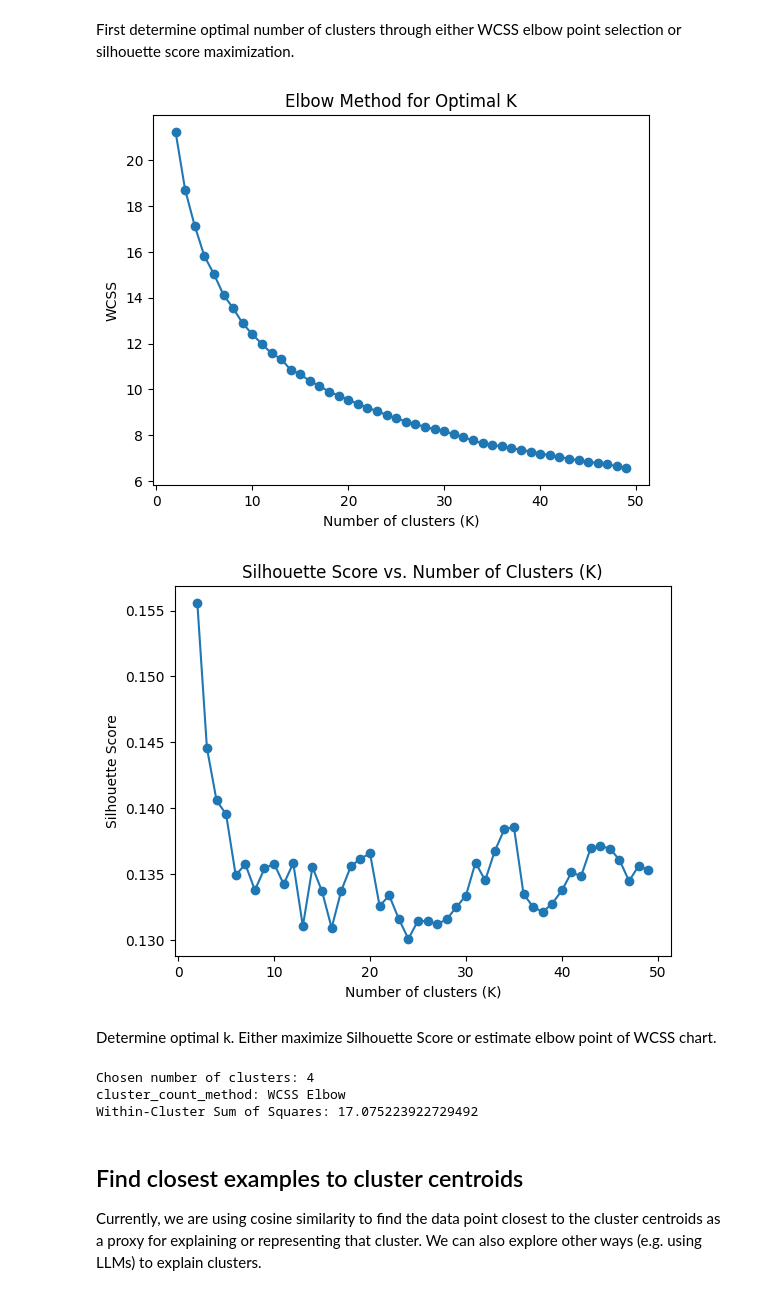
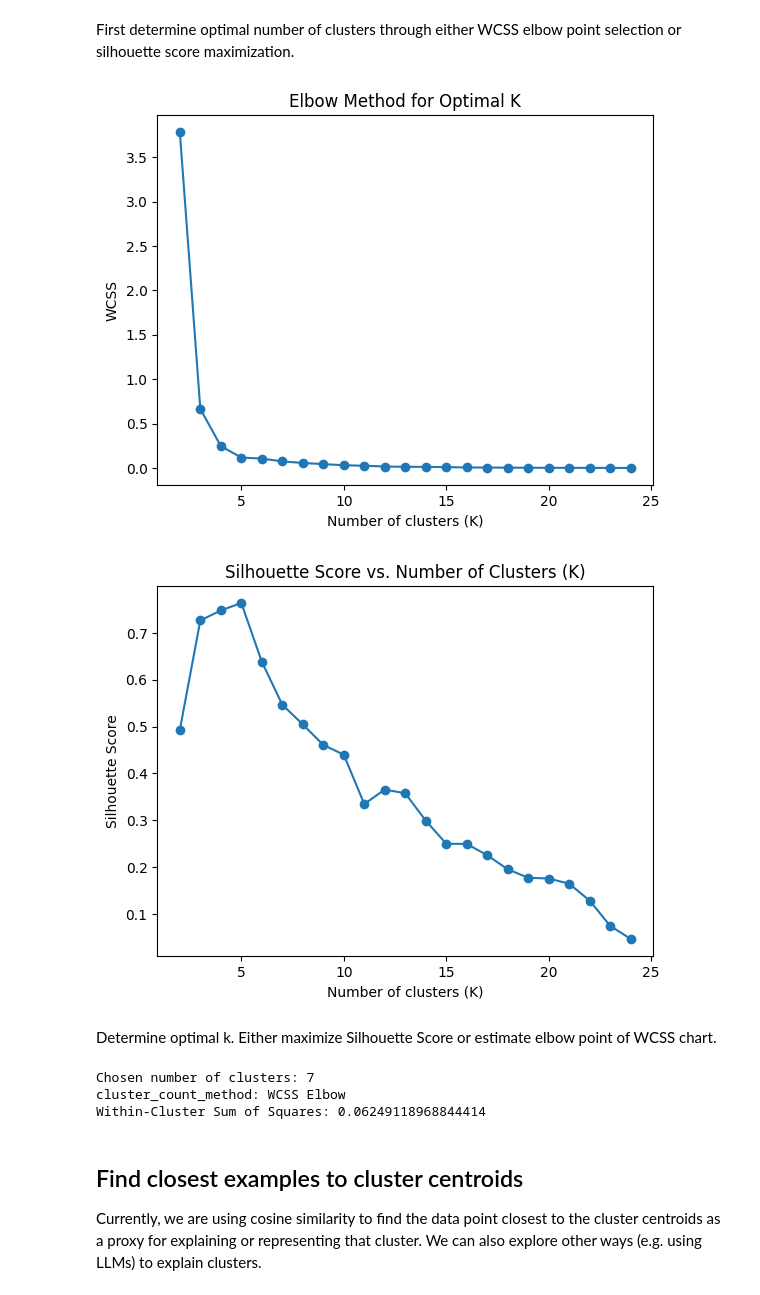
Before and after one commit to shivanim7/servicenow-clinic, a Jupyter notebook: clustering_prototype.ipynb, the cells around one changed output. Cells and saved outputs as stored; diff of their text form; code cells hidden in the pictures.

Commit message:
bug fixes + ran prototype on synthetic customer dataset

```diff
--- a/clustering_prototype.ipynb
+++ b/clustering_prototype.ipynb
@@ -36,9 +36,11 @@ For feature selection, there is the option to enable or disable decision trees.
 For cluster count, there are options for the method of scoring (WCSS Elbow or SIlhouette Score), and the number of clusters.
 # %%
 # Dataset --------------------------------------------
-dataset = "IMDB.csv"
-text_col = "review"
-label_col = "sentiment"
+dataset = "Synthetic_Customer_Data.csv"
+text_col = "Conversation"
+# dataset = "IMDB.csv"
+# text_col = "review"
+# label_col = "sentiment"
 # dataset = "helpdesk_customer_tickets.csv"
 # text_col =
 # label_col =
@@ -52,8 +54,8 @@ pca = True
 # pca = False
 
 # Feature selection (decision trees)  ----------------
-decision_trees = True
-# decision_trees = False
+# decision_trees = True
+decision_trees = False
 
 # Cluster count selection ----------------------------
 cluster_count_method = "WCSS Elbow"
@@ -286,7 +288,7 @@ Please note that authentication is recommended but still optional to access publ
 # Dimensionality Reduction (PCA) --------------------------------------------
 if pca:
   pca_model = PCA(n_components=2)
-  embeddings_2d = pca_model.fit_transform(embeddings)
+  embeddings = pca_model.fit_transform(embeddings)
 # %% [markdown]
 ## Incorporate feature selection using decision trees
 
@@ -309,3 +311,5 @@ if decision_trees:
   X_train_reduced = np.delete(X_train, low_importance_indices, axis=1)
   X_test_reduced = np.delete(X_test, low_importance_indices, axis=1)
   print(f"Embeddings went from size {len(X_train[0])} to {len(X_train_reduced[0])}")
+else:
+  embeddings_small = embeddings # because regardless of whether feature selection is performed the next section uses embeddings_small
@@ -316,38 +318,37 @@ Embeddings went from size 384 to 5
 # %% [markdown]
 First determine optimal number of clusters through either WCSS elbow point selection or silhouette score maximization.
 # %%
-
 wcss_list = []  # within-cluster sum of squares
 silhouette_scores_list = []
 
 # Calculate WCSS for each K
 upper_bound_k = 50
-for k in range(2, upper_bound_k):  # Choosing range from 1 to 50 for demonstration
+for k in range(2, min(upper_bound_k, embeddings_small.shape[0])):  # Choosing range from 1 to 50 for demonstration
     # wcss
     kmeans_experiment = KMeans(n_clusters=k, random_state=0)
     kmeans_experiment.fit(embeddings_small)
     wcss_list.append(kmeans_experiment.inertia_)
 
     labels = kmeans_experiment.fit_predict(embeddings_small)
     score = silhouette_score(embeddings_small, labels)
     silhouette_scores_list.append(score)
 
 # Plot the WCSS values
-plt.plot(range(2, upper_bound_k), wcss_list, marker='o')
+plt.plot(range(2, min(upper_bound_k, embeddings_small.shape[0])), wcss_list, marker='o')
 plt.title('Elbow Method for Optimal K')
 plt.xlabel('Number of clusters (K)')
 plt.ylabel('WCSS')
 plt.show()
 
 # Plot silhouette scores to find optimal K
-plt.plot(range(2, upper_bound_k), silhouette_scores_list, marker='o')
+plt.plot(range(2, min(upper_bound_k, embeddings_small.shape[0])), silhouette_scores_list, marker='o')
 plt.title('Silhouette Score vs. Number of Clusters (K)')
 plt.xlabel('Number of clusters (K)')
 plt.ylabel('Silhouette Score')
 plt.show()
 # %% [output]
-[figure, old version]
+[figure, new version]
-[figure, old version]
+[figure, new version]
 # %% [markdown]
 Determine optimal k. Either maximize Silhouette Score or estimate elbow point of WCSS chart.
 # %%
@@ -381,9 +382,9 @@ df['cluster'] = kmeans.fit_predict(embeddings_small)
 wcss = kmeans.inertia_
 print("Within-Cluster Sum of Squares:", wcss)
 # %% [output]
-Chosen number of clusters: 4
+Chosen number of clusters: 7
 cluster_count_method: WCSS Elbow
-Within-Cluster Sum of Squares: 17.075223922729492
+Within-Cluster Sum of Squares: 0.06249118968844414
 # %% [markdown]
 ## Find closest examples to cluster centroids
 
```
Also changed, not shown: parts of 5 cells of this notebook, 1 other file.
